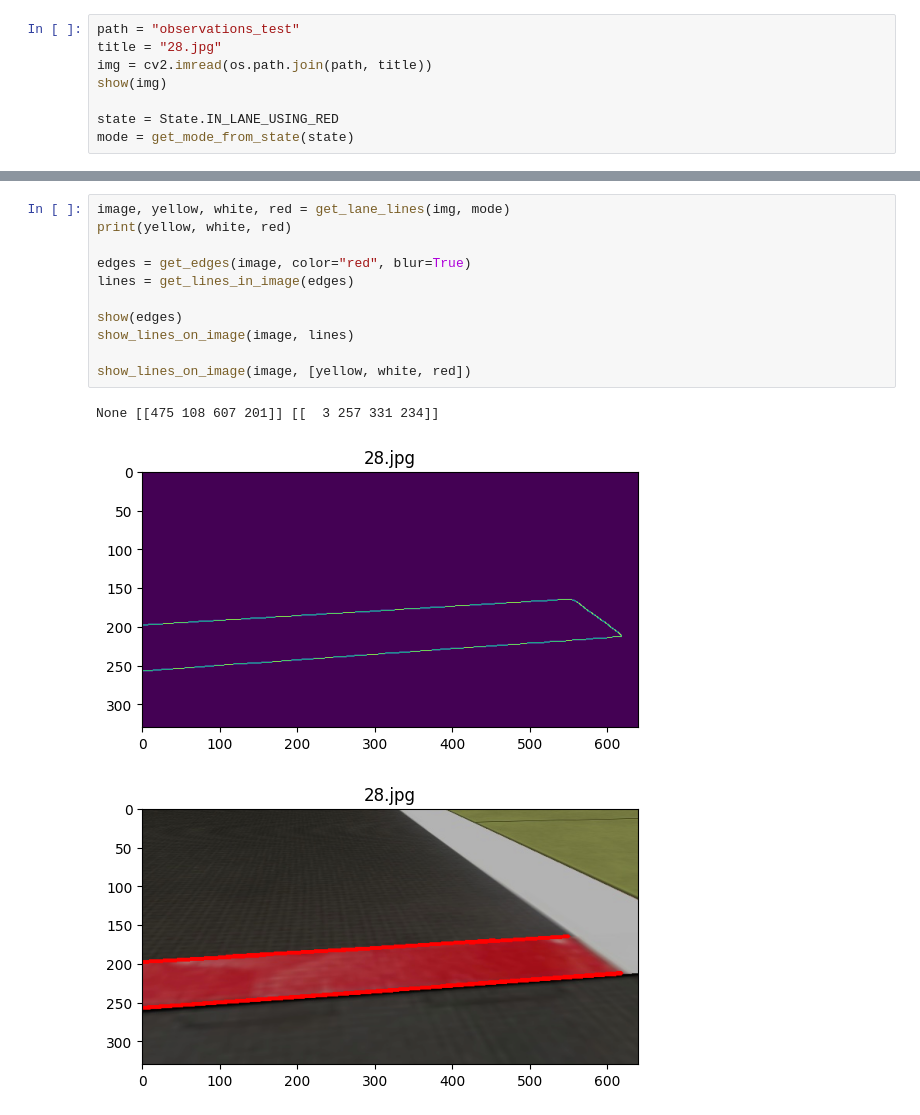
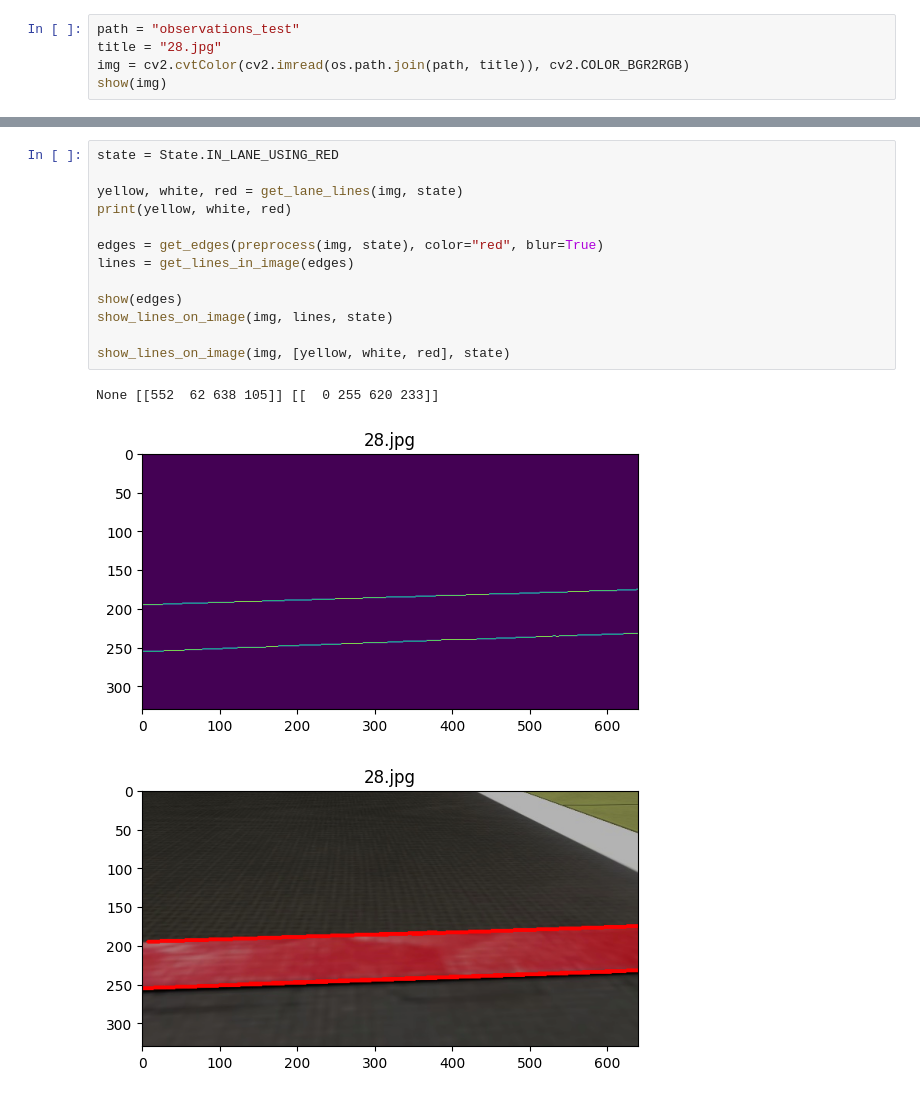
Before and after one commit to adrshsrvstv/CS4278-5478-Project-Materials, a Jupyter notebook: Lane Pose Estimation.ipynb, the cells around one changed output, grey strips where cells are left out. Cells and saved outputs as stored; diff of their text form.

```diff
--- a/Lane Pose Estimation.ipynb
+++ b/Lane Pose Estimation.ipynb
@@ -325,9 +33,6 @@ def get_speed(steering):
 # %%
 path = "observations_test"
 title = "28.jpg"
-img = cv2.imread(os.path.join(path, title))
+img = cv2.cvtColor(cv2.imread(os.path.join(path, title)), cv2.COLOR_BGR2RGB)
 show(img)
-
-state = State.IN_LANE_USING_RED
-mode = get_mode_from_state(state)
 # %% [output]
@@ -335,15 +40,17 @@ mode = get_mode_from_state(state)
 # %%
-image, yellow, white, red = get_lane_lines(img, mode)
+state = State.IN_LANE_USING_RED
+
+yellow, white, red = get_lane_lines(img, state)
 print(yellow, white, red)
 
-edges = get_edges(image, color="red", blur=True)
+edges = get_edges(preprocess(img, state), color="red", blur=True)
 lines = get_lines_in_image(edges)
 
 show(edges)
-show_lines_on_image(image, lines)
+show_lines_on_image(img, lines, state)
 
-show_lines_on_image(image, [yellow, white, red])
+show_lines_on_image(img, [yellow, white, red], state)
 # %% [output]
-None [[475 108 607 201]] [[  3 257 331 234]]
+None [[552  62 638 105]] [[  0 255 620 233]]
-[figure, old version]
+[figure, new version]
-[figure, old version]
+[figure, new version]
```
Also changed, not shown: parts of 11 cells of this notebook, 3 other files.
